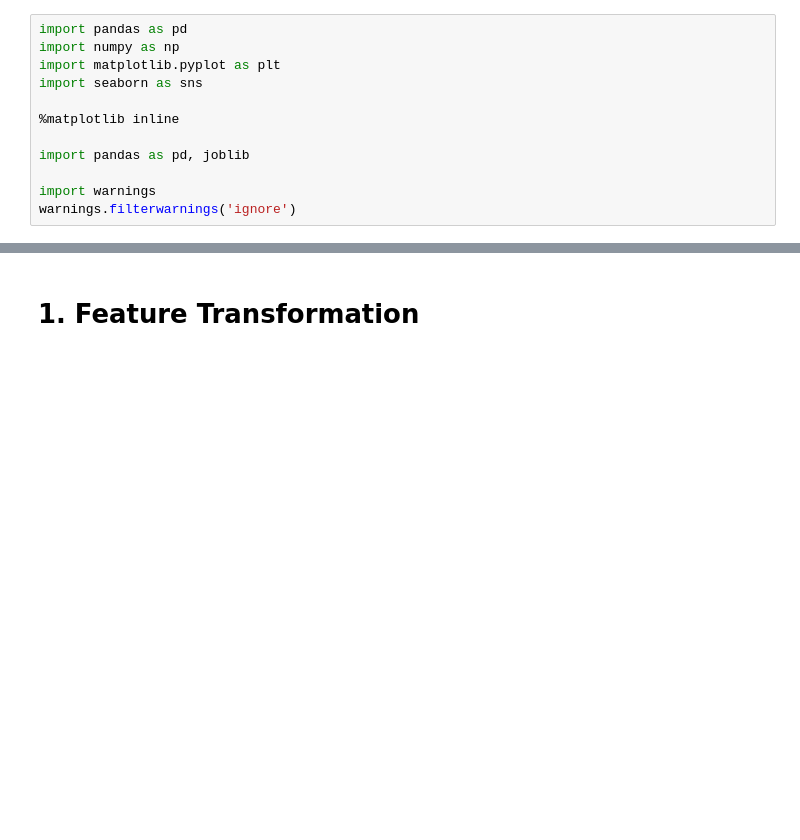
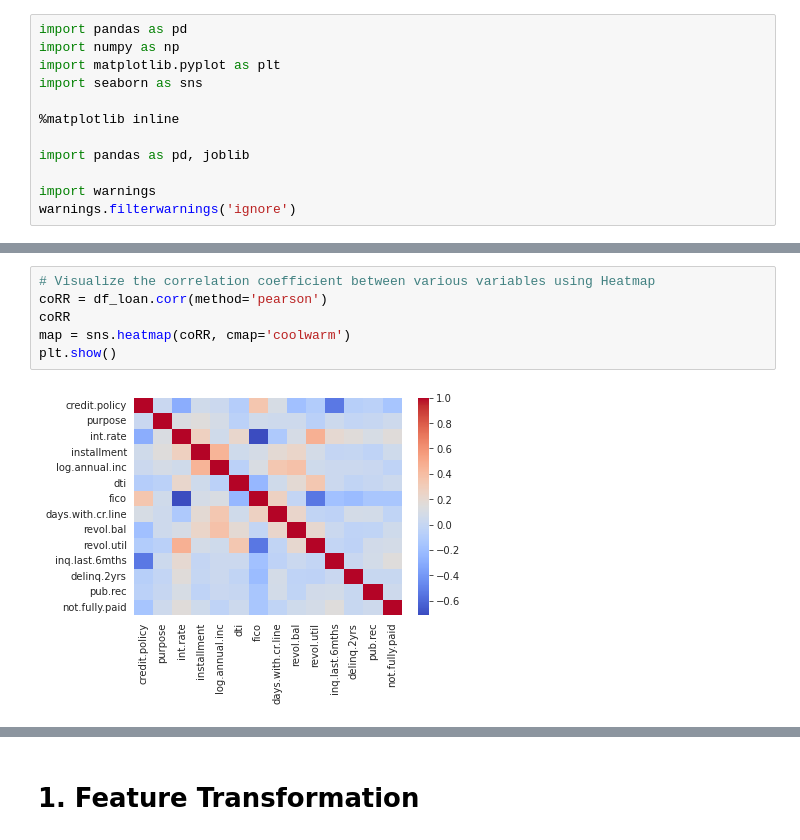
Before and after one commit to Vey27/DeepLearning, a Jupyter notebook: loan.ipynb, the cells around one changed output, grey strips where cells are left out. Drawn from its saved outputs; the diff is of its cells as text; blank space fills up the shorter version.

```diff
--- a/loan.ipynb
+++ b/loan.ipynb
@@ -104,0 +108,8 @@ df_loan.head()
+# %%
+# Visualize the correlation coefficient between various variables using Heatmap
+coRR = df_loan.corr(method='pearson')
+coRR
+map = sns.heatmap(coRR, cmap='coolwarm')
+plt.show()
+# %% [output]
+[figure, added]
```
Also changed, not shown: parts of 67 cells of this notebook.
